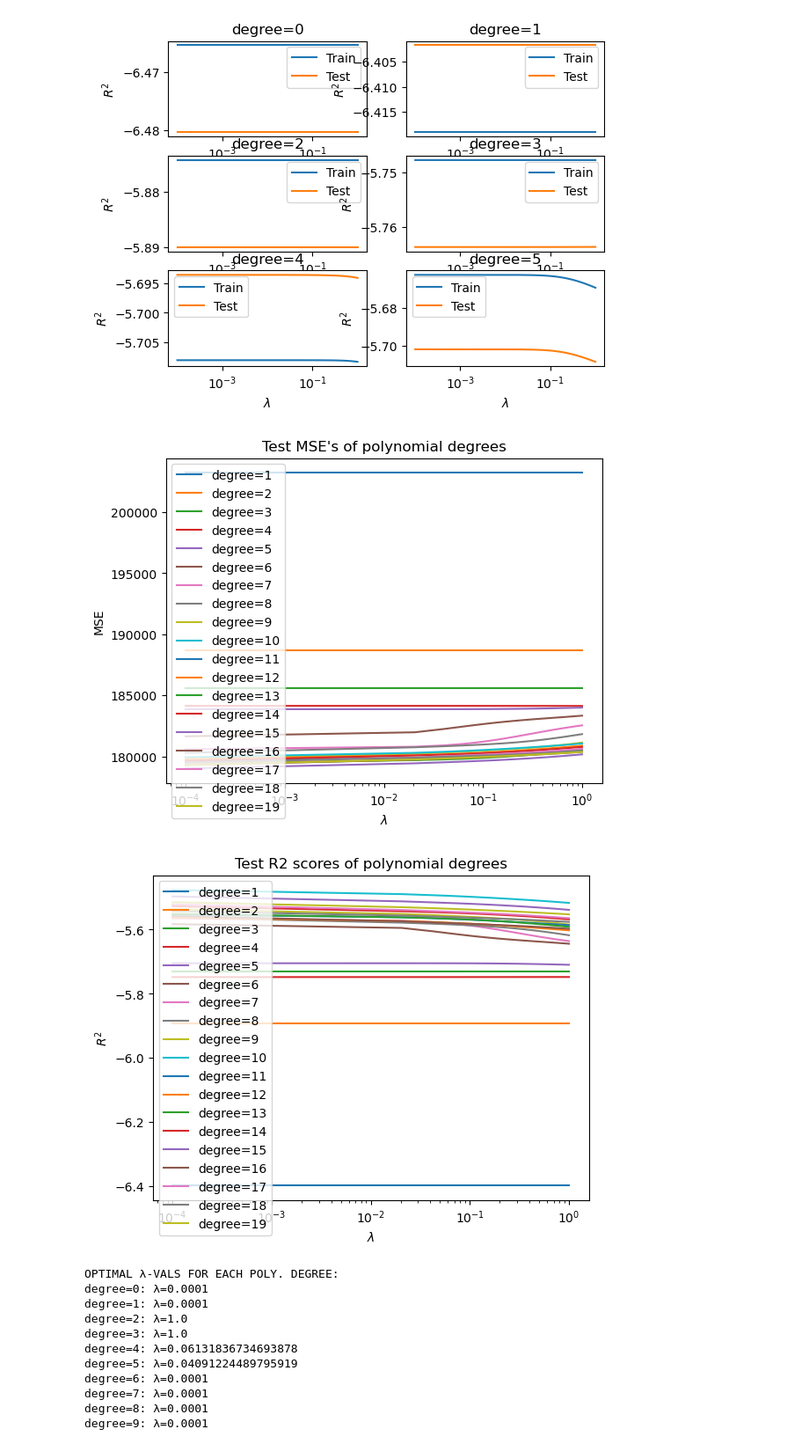
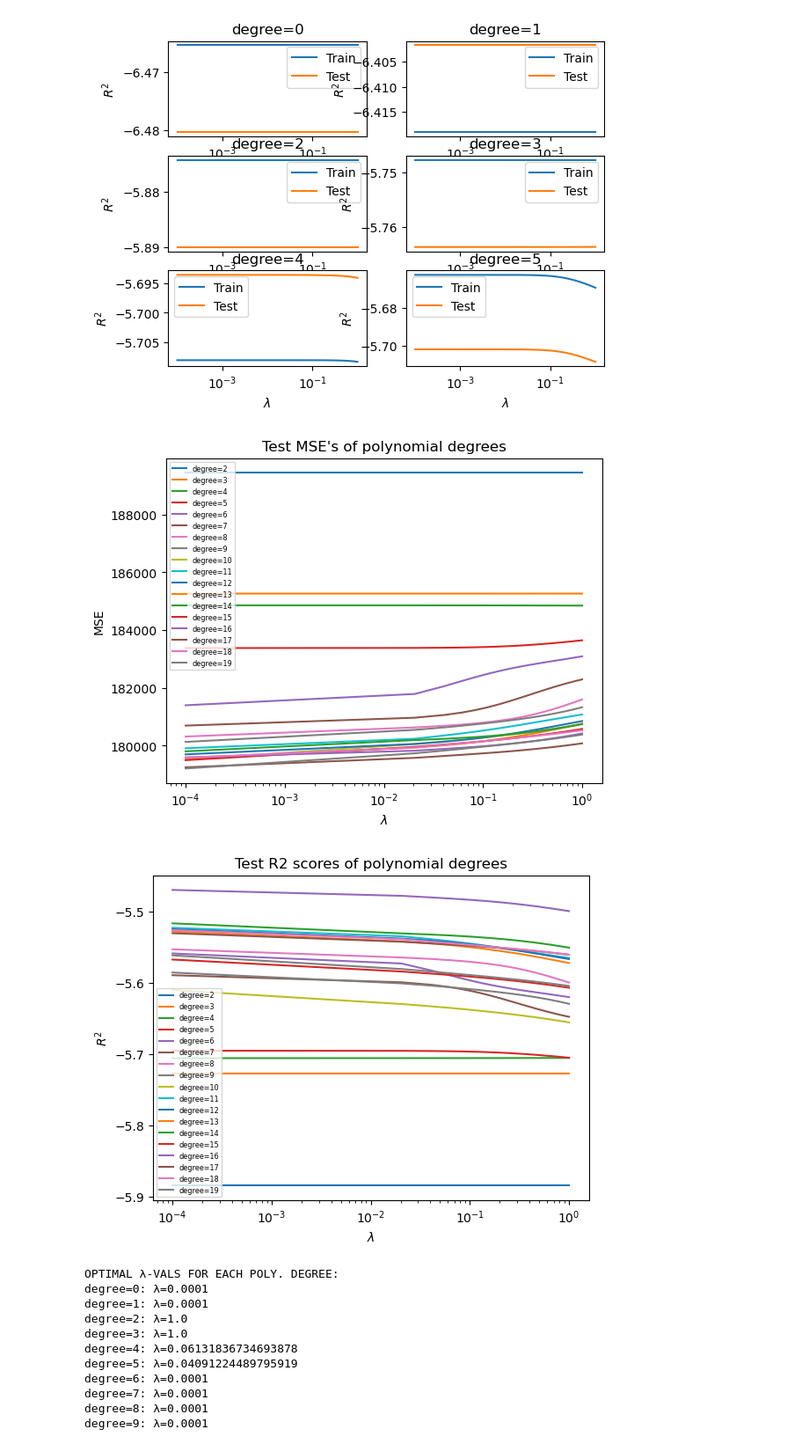
Before and after one commit to LassePladsen/FYS-STK3155-projects, a Jupyter notebook: project1/source_code/part_g_real_data.ipynb, the cells around one changed output. Shown at 88% size. Drawn from its saved outputs; the diff is of its cells as text; code cells hidden in the pictures.

```diff
--- a/project1/source_code/part_g_real_data.ipynb
+++ b/project1/source_code/part_g_real_data.ipynb
@@ -289,7 +295,7 @@ for degree in degrees:
     plt.bar(
             range(beta_arr[degree].size),  # indices
             beta_arr[degree],
-            label=f"p={degree}",
+            label=f"degree={degree}",
     )
 plt.legend(fontsize="xx-small")
 plt.title("Beta parameters")
@@ -431,28 +438,28 @@ ValueError: num must be an integer with 1 <= num <= 6, not 7
 # Plot test MSE's in same figure
 # plt.figure(figsize=figsize)
 plt.title("Test MSE's of polynomial degrees")
-for degree in degrees[1:]:
+for degree in degrees[2:]:
     plt.plot(lmbda_vals, mse_test_arr[degree], label=f"{degree=}")
-    plt.legend()
+    plt.legend(fontsize="xx-small")
     plt.xlabel(r"$\lambda$")
     plt.ylabel("MSE")
     plt.xscale("log")
 plt.savefig(FIGURES_DIR / "part_g_task_b_MSE.png")
 # %% [output]
-[figure, old version]
+[figure, new version]
 # %%
 # Plot test R2's in same figure
 # plt.figure(figsize=figsize)
 plt.title("Test R2 scores of polynomial degrees")
-for degree in degrees[1:]:
+for degree in degrees[2:]:
     plt.plot(lmbda_vals, r2_test_arr[degree], label=f"{degree=}")
-    plt.legend()
+    plt.legend(fontsize="xx-small")
     plt.xlabel(r"$\lambda$")
     plt.ylabel("$R^2$")
     plt.xscale("log")
 plt.savefig(FIGURES_DIR / "part_g_task_b_R2_lambda.png")
 # %% [output]
-[figure, old version]
+[figure, new version]
 # %%
 # Print lambda with lowest MSE for each degree
 print("OPTIMAL λ-VALS FOR EACH POLY. DEGREE:")
```
Also changed, not shown: parts of 10 cells of this notebook, 9 other files.
